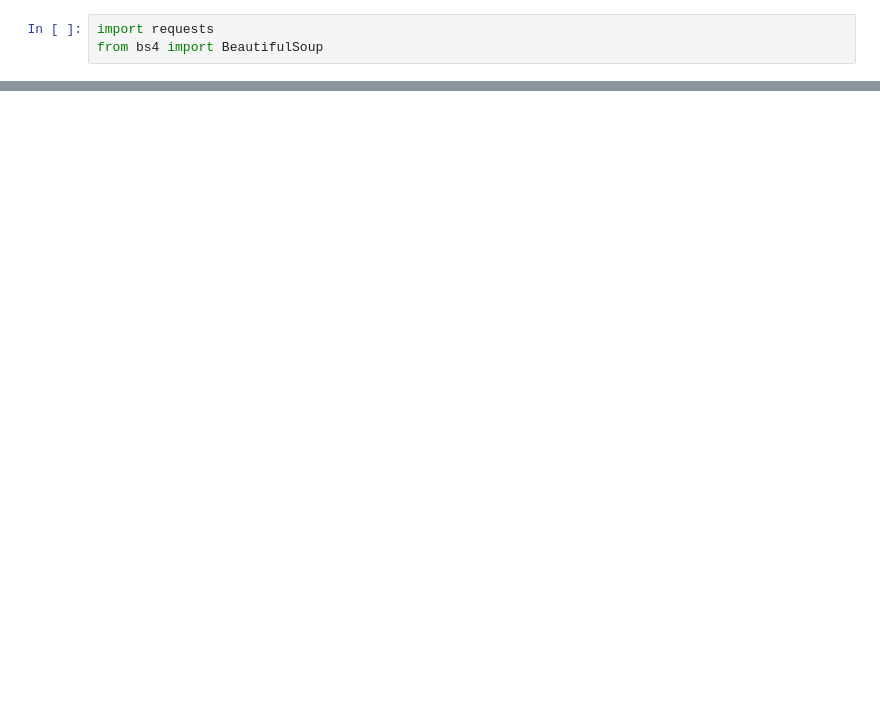
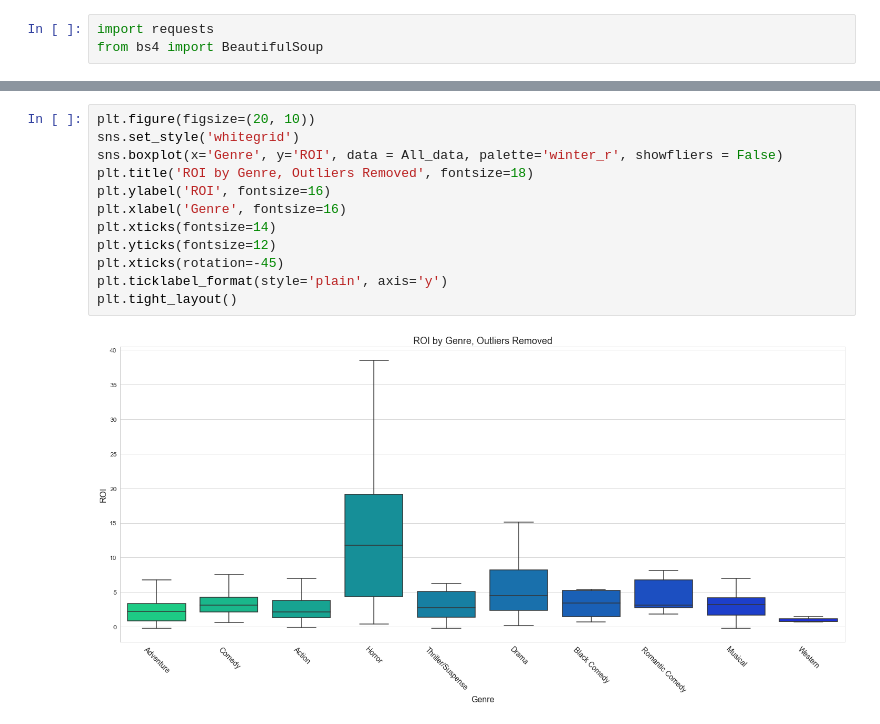
Before and after one commit to DtonesOD1/dsc-phase-1-project-v2-3, a Jupyter notebook: student.ipynb, the cells around one changed output, grey strips where cells are left out. Cells and saved outputs as stored; diff of their text form; blank space fills up the shorter version.

```diff
--- a/student.ipynb
+++ b/student.ipynb
@@ -223,0 +899,14 @@ ValueError: Unable to coerce to Series, length must be 11: given 1
+# %%
+plt.figure(figsize=(20, 10))
+sns.set_style('whitegrid')
+sns.boxplot(x='Genre', y='ROI', data = All_data, palette='winter_r', showfliers = False)
+plt.title('ROI by Genre, Outliers Removed', fontsize=18)
+plt.ylabel('ROI', fontsize=16)
+plt.xlabel('Genre', fontsize=16)
+plt.xticks(fontsize=14)
+plt.yticks(fontsize=12)
+plt.xticks(rotation=-45)
+plt.ticklabel_format(style='plain', axis='y')
+plt.tight_layout()
+# %% [output]
+[figure, added]
```
Also changed, not shown: parts of 145 cells of this notebook.
